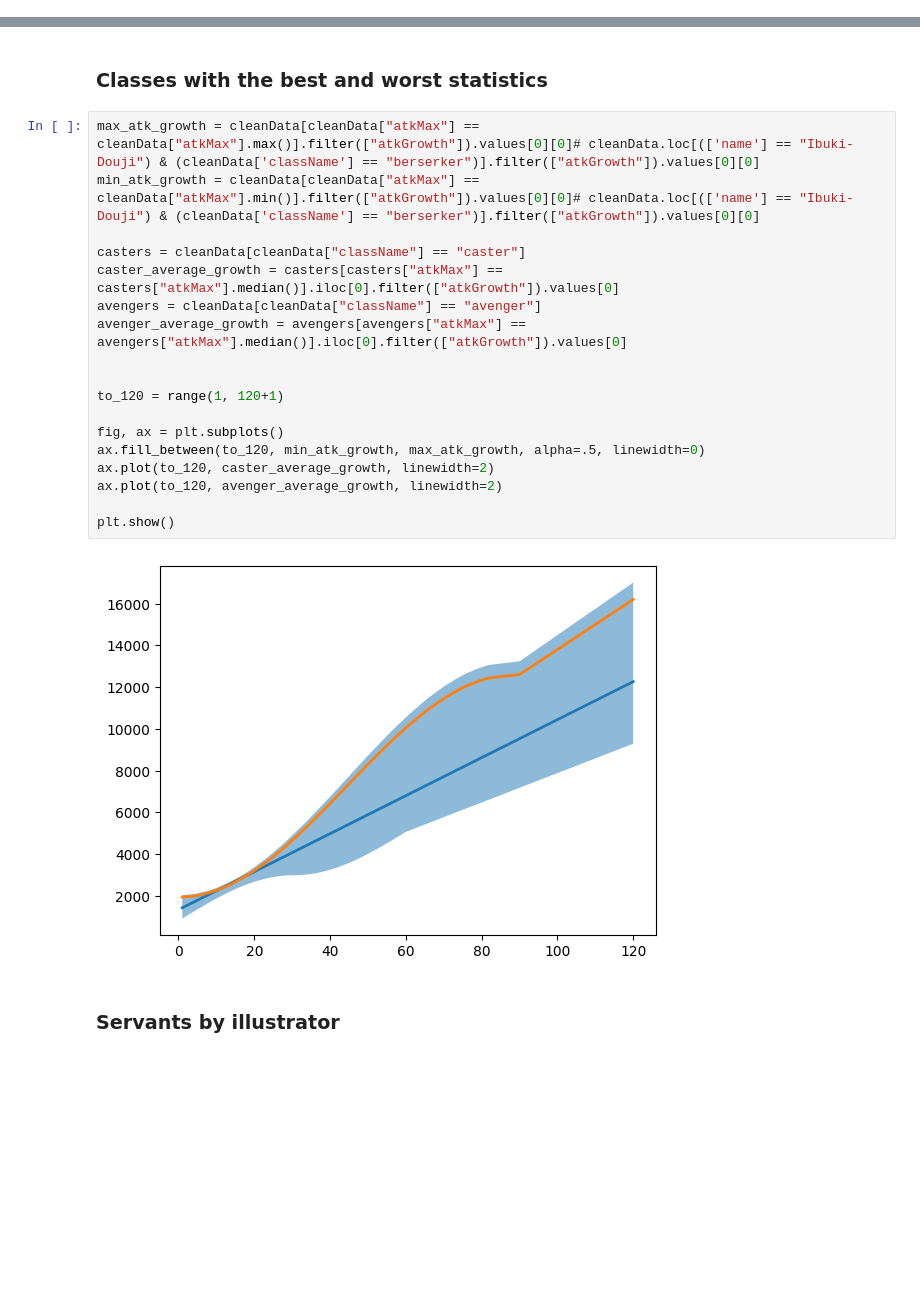
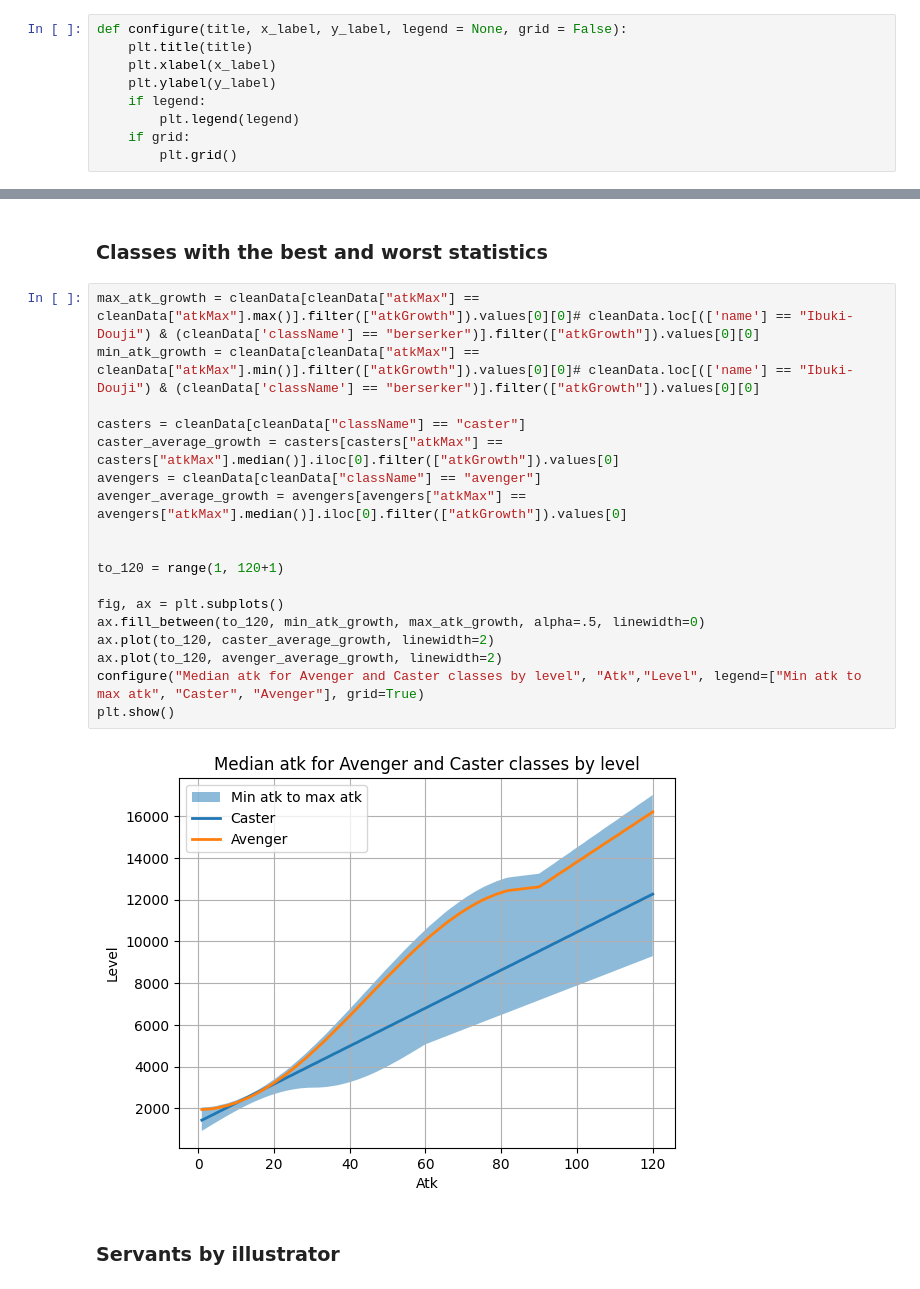
Before and after one commit to manuelelucchi/VisualizzazioneScientifica, a Jupyter notebook: Report.ipynb, the cells around one changed output, grey strips where cells are left out. Drawn from its saved outputs; the diff is of its cells as text; blank space fills up the shorter version.

```diff
--- a/Report.ipynb
+++ b/Report.ipynb
@@ -80,3 +79,12 @@ import matplotlib.pyplot as plt
+# %%
+def configure(title, x_label, y_label, legend = None, grid = False):
+    plt.title(title)
+    plt.xlabel(x_label)
+    plt.ylabel(y_label)
+    if legend:
+        plt.legend(legend)
+    if grid:
+        plt.grid()
 # %% [markdown]
 ### Servants per Class
 # %%
@@ -236,23 +205,23 @@ plt.show()
 # %%
 max_atk_growth = cleanData[cleanData["atkMax"] == cleanData["atkMax"].max()].filter(["atkGrowth"]).values[0][0]# cleanData.loc[(['name'] == "Ibuki-Douji") & (cleanData['className'] == "berserker")].filter(["atkGrowth"]).values[0][0]
 min_atk_growth = cleanData[cleanData["atkMax"] == cleanData["atkMax"].min()].filter(["atkGrowth"]).values[0][0]# cleanData.loc[(['name'] == "Ibuki-Douji") & (cleanData['className'] == "berserker")].filter(["atkGrowth"]).values[0][0]
 
 casters = cleanData[cleanData["className"] == "caster"]
 caster_average_growth = casters[casters["atkMax"] == casters["atkMax"].median()].iloc[0].filter(["atkGrowth"]).values[0]
 avengers = cleanData[cleanData["className"] == "avenger"]
 avenger_average_growth = avengers[avengers["atkMax"] == avengers["atkMax"].median()].iloc[0].filter(["atkGrowth"]).values[0]
 
 
 to_120 = range(1, 120+1)
 
 fig, ax = plt.subplots()
 ax.fill_between(to_120, min_atk_growth, max_atk_growth, alpha=.5, linewidth=0)
 ax.plot(to_120, caster_average_growth, linewidth=2)
 ax.plot(to_120, avenger_average_growth, linewidth=2)
-
+configure("Median atk for Avenger and Caster classes by level", "Atk","Level", legend=["Min atk to max atk", "Caster", "Avenger"], grid=True)
 plt.show()
 # %% [output]
-[figure, old version]
+[figure, new version]
 # %% [markdown]
 ### Servants by illustrator
 # %%
```
Also changed, not shown: parts of 9 cells of this notebook, 1 other file.
